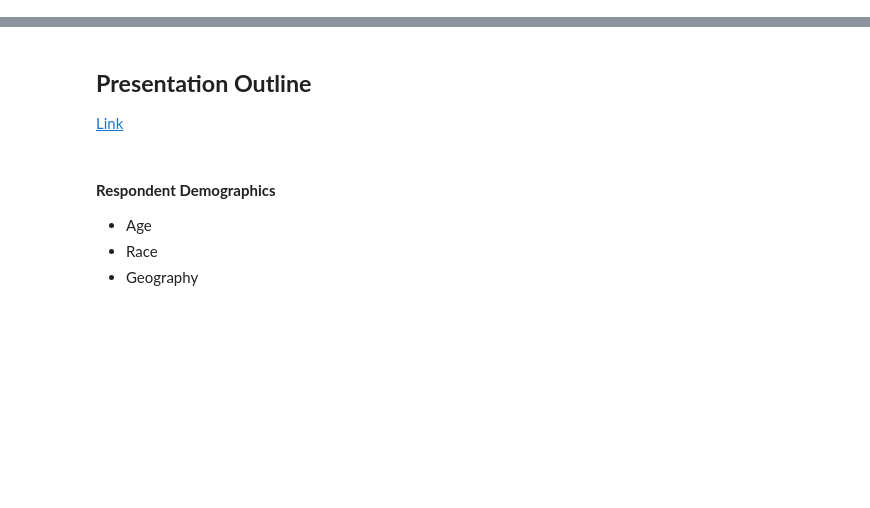
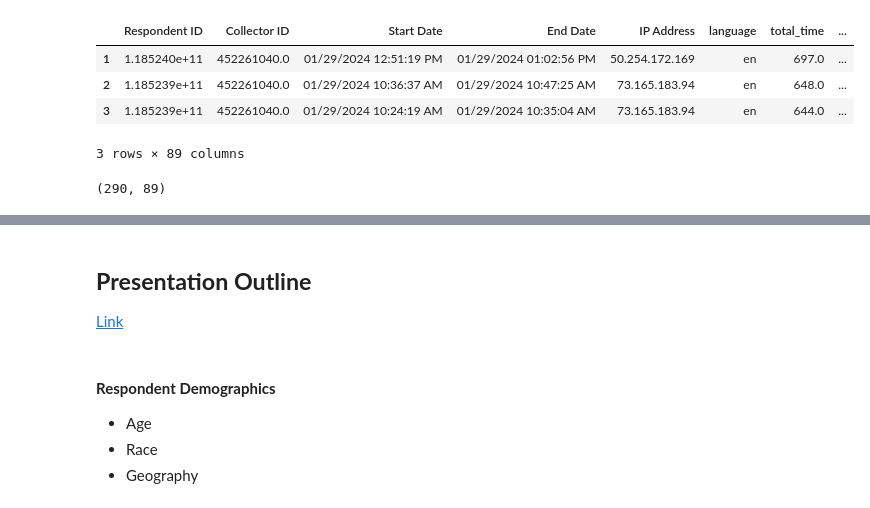
Before and after one commit to apsocarras/career-onestop, a Jupyter notebook: final-presentation-outline.ipynb, the cells around one changed output, grey strips where cells are left out. Saved outputs shown, nothing was run; the diff lists cells and outputs as text; code cells hidden in the pictures; blank space fills up the shorter version.

```diff
--- a/final-presentation-outline.ipynb
+++ b/final-presentation-outline.ipynb
@@ -2,0 +9,11 @@ import pandas as pd
+# %%
+fp = os.path.join('data', 'results', 'DEEP_Cleaned_Survey_Responses_S1.csv')
+df = pd.read_csv(fp, index_col=0)
+display(df.head(3), df.shape)
+# %% [output]
+|  | Respondent ID | Collector ID | Start Date | End Date | IP Address | language | total_time | ... |
+| 1 | 1.185240e+11 | 452261040.0 | 01/29/2024 12:51:19 PM | 01/29/2024 01:02:56 PM | 50.254.172.169 | en | 697.0 | ... |
+| 2 | 1.185239e+11 | 452261040.0 | 01/29/2024 10:36:37 AM | 01/29/2024 10:47:25 AM | 73.165.183.94 | en | 648.0 | ... |
+| 3 | 1.185239e+11 | 452261040.0 | 01/29/2024 10:24:19 AM | 01/29/2024 10:35:04 AM | 73.165.183.94 | en | 644.0 | ... |
+3 rows × 89 columns
+(290, 89)
```
Also changed, not shown: parts of 9 cells of this notebook.
